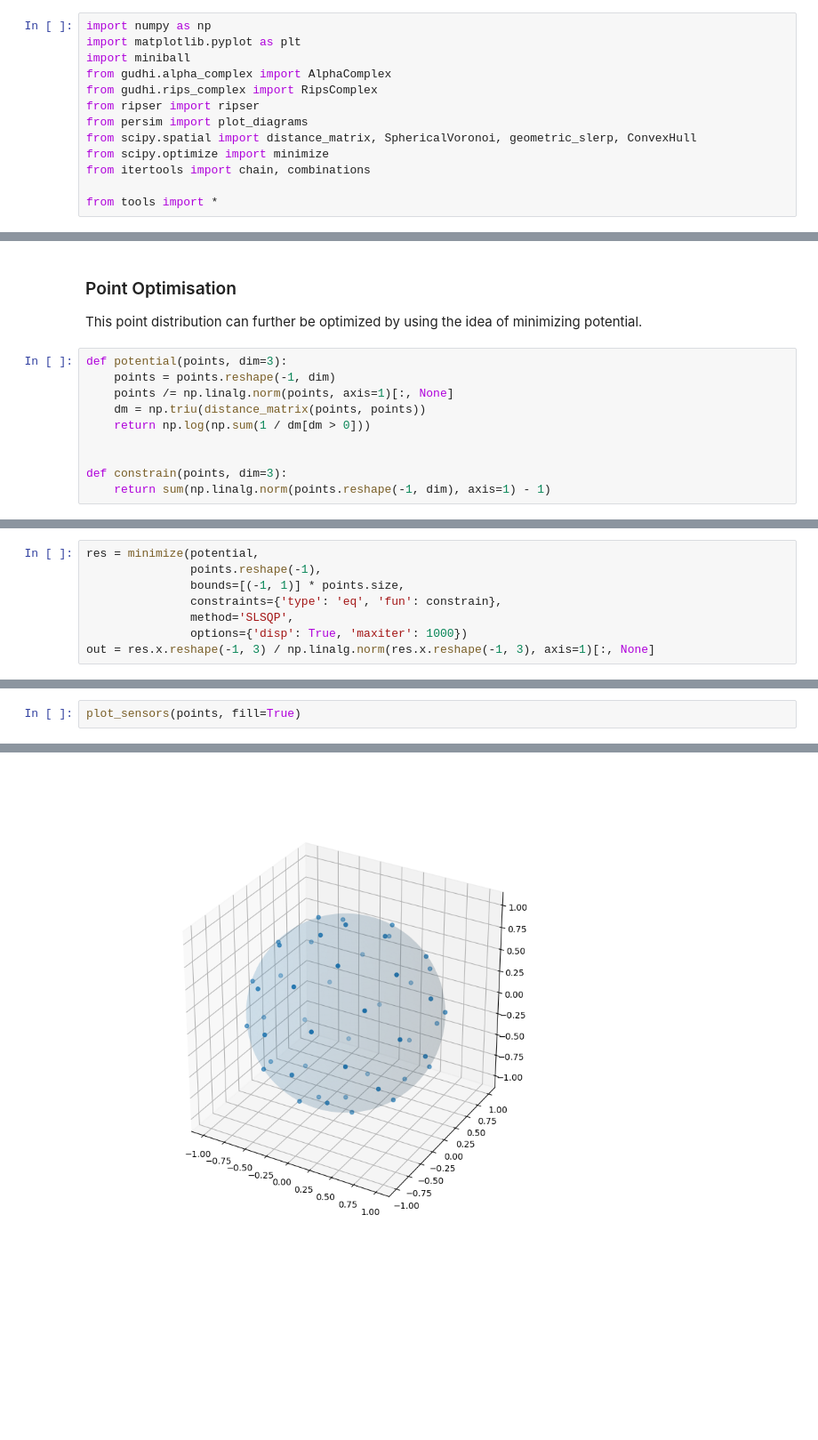
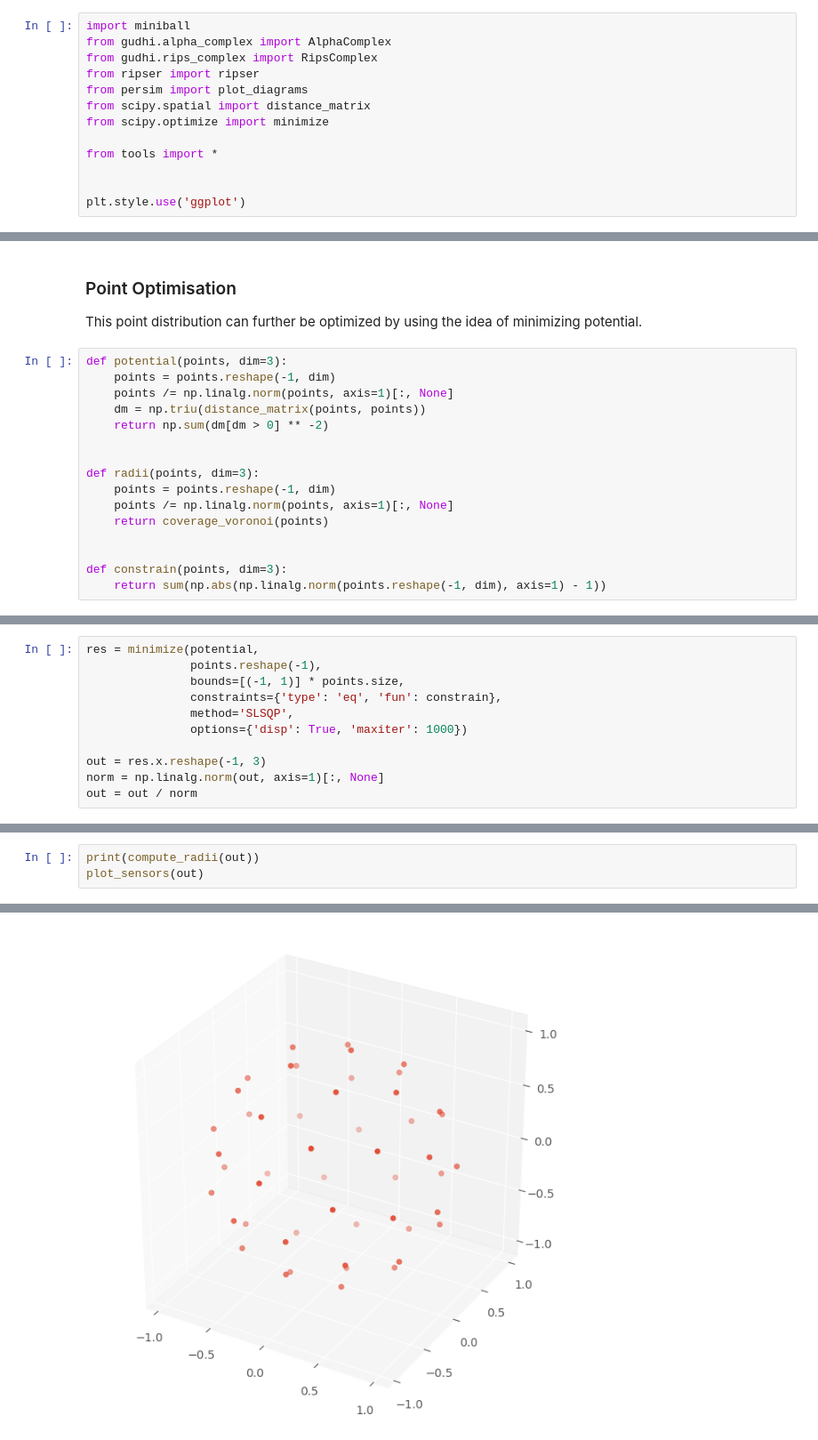
Before and after one commit to noahnovsak/tda-sensors, a Jupyter notebook: sensors.ipynb, the cells around one changed output, grey strips where cells are left out. Shown: that part at 89% size. Cells and saved outputs as stored; diff of their text form; blank space fills up the shorter version.

```diff
--- a/sensors.ipynb
+++ b/sensors.ipynb
@@ -21,18 +21,18 @@ Start with an estimate for $r$ and $R$ and keep optimizing the values. To genera
 # %%
 %matplotlib widget
 # %%
-import numpy as np
-import matplotlib.pyplot as plt
 import miniball
 from gudhi.alpha_complex import AlphaComplex
 from gudhi.rips_complex import RipsComplex
 from ripser import ripser
 from persim import plot_diagrams
-from scipy.spatial import distance_matrix, SphericalVoronoi, geometric_slerp, ConvexHull
+from scipy.spatial import distance_matrix
 from scipy.optimize import minimize
-from itertools import chain, combinations
 
 from tools import *
+
+
+plt.style.use('ggplot')
 # %% [markdown]
 ## The data
 
@@ -377,8 +368,14 @@ def potential(points, dim=3):
     points = points.reshape(-1, dim)
     points /= np.linalg.norm(points, axis=1)[:, None]
     dm = np.triu(distance_matrix(points, points))
-    return np.log(np.sum(1 / dm[dm > 0]))
+    return np.sum(dm[dm > 0] ** -2)
+
+
+def radii(points, dim=3):
+    points = points.reshape(-1, dim)
+    points /= np.linalg.norm(points, axis=1)[:, None]
+    return coverage_voronoi(points)
 
 
 def constrain(points, dim=3):
-    return sum(np.linalg.norm(points.reshape(-1, dim), axis=1) - 1)
+    return sum(np.abs(np.linalg.norm(points.reshape(-1, dim), axis=1) - 1))
@@ -391,6 +386,9 @@ res = minimize(potential,
                constraints={'type': 'eq', 'fun': constrain},
                method='SLSQP',
                options={'disp': True, 'maxiter': 1000})
-out = res.x.reshape(-1, 3) / np.linalg.norm(res.x.reshape(-1, 3), axis=1)[:, None]
+
+out = res.x.reshape(-1, 3)
+norm = np.linalg.norm(out, axis=1)[:, None]
+out = out / norm
 # %% [output]
 Optimization terminated successfully    (Exit mode 0)
@@ -405,3 +399,4 @@ compute_radii(out)
 # %%
-plot_sensors(points, fill=True)
+print(compute_radii(out))
+plot_sensors(out)
 # %% [output]
@@ -408 +404 @@ plot_sensors(points, fill=True)
-[figure, old version]
+[figure, new version]
```
Also changed, not shown: parts of 13 cells of this notebook, 1 other file.
